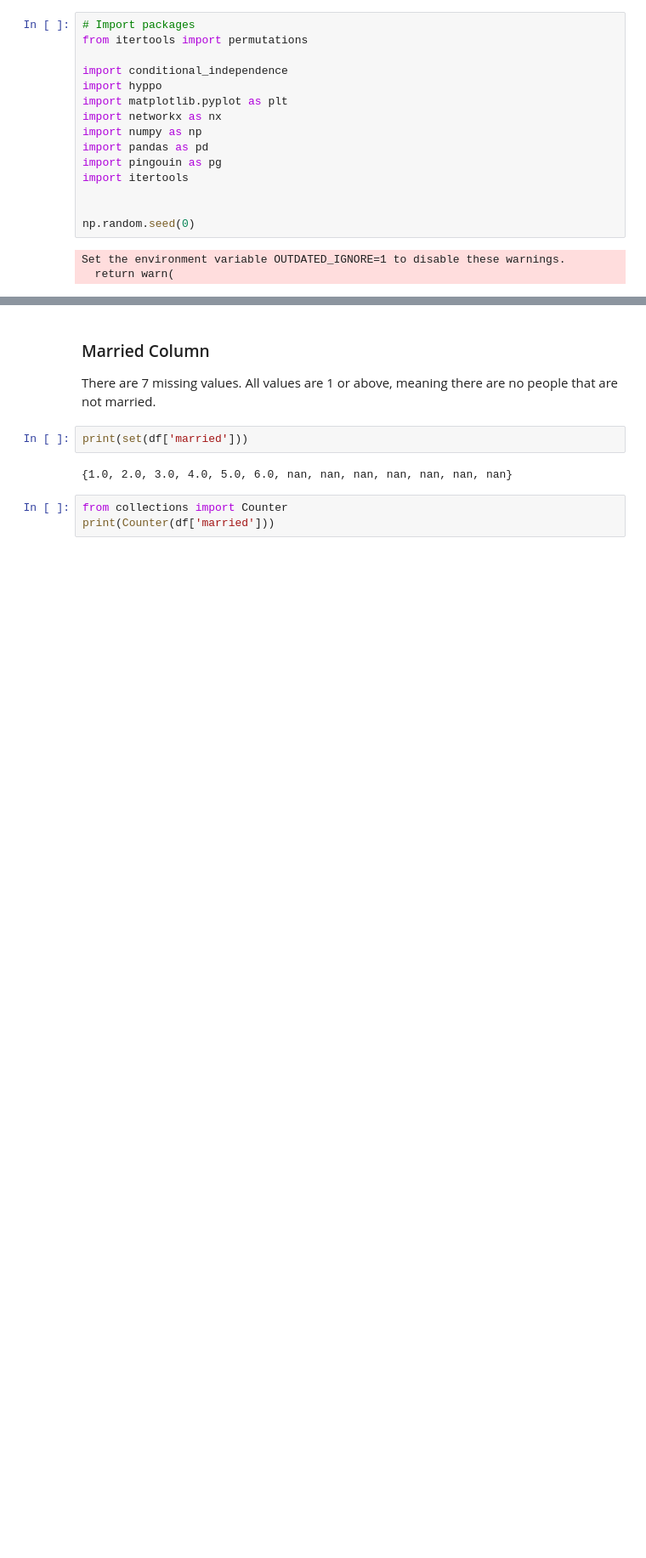
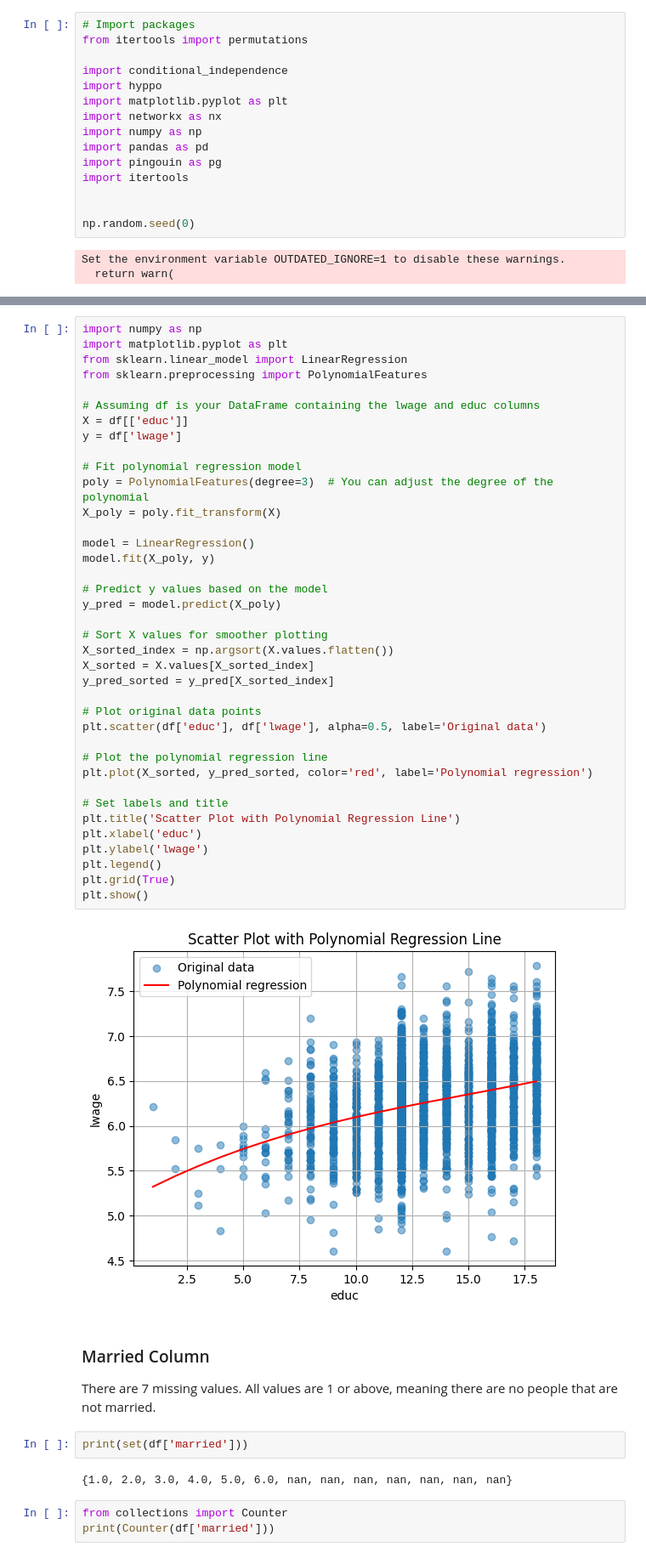
Before and after one commit to FemkeBakker/ProjectCausalDataScience, a Jupyter notebook: EDA.ipynb, the cells around one changed output, grey strips where cells are left out. Shown at 85% size. Saved outputs shown, nothing was run; the diff lists cells and outputs as text; blank space fills up the shorter version.

```diff
--- a/EDA.ipynb
+++ b/EDA.ipynb
@@ -30,3 +65,43 @@ Set the environment variable OUTDATED_IGNORE=1 to disable these warnings.
+# %%
+import numpy as np
+import matplotlib.pyplot as plt
+from sklearn.linear_model import LinearRegression
+from sklearn.preprocessing import PolynomialFeatures
+
+# Assuming df is your DataFrame containing the lwage and educ columns
+X = df[['educ']]
+y = df['lwage']
+
+# Fit polynomial regression model
+poly = PolynomialFeatures(degree=3)  # You can adjust the degree of the polynomial
+X_poly = poly.fit_transform(X)
+
+model = LinearRegression()
+model.fit(X_poly, y)
+
+# Predict y values based on the model
+y_pred = model.predict(X_poly)
+
+# Sort X values for smoother plotting
+X_sorted_index = np.argsort(X.values.flatten())
+X_sorted = X.values[X_sorted_index]
+y_pred_sorted = y_pred[X_sorted_index]
+
+# Plot original data points
+plt.scatter(df['educ'], df['lwage'], alpha=0.5, label='Original data')
+
+# Plot the polynomial regression line
+plt.plot(X_sorted, y_pred_sorted, color='red', label='Polynomial regression')
+
+# Set labels and title
+plt.title('Scatter Plot with Polynomial Regression Line')
+plt.xlabel('educ')
+plt.ylabel('lwage')
+plt.legend()
+plt.grid(True)
+plt.show()
+# %% [output]
+[figure, added]
 # %% [markdown]
 ### Married Column
 There are 7 missing values.
```
Also changed, not shown: parts of 3 cells of this notebook, 5 other files.
